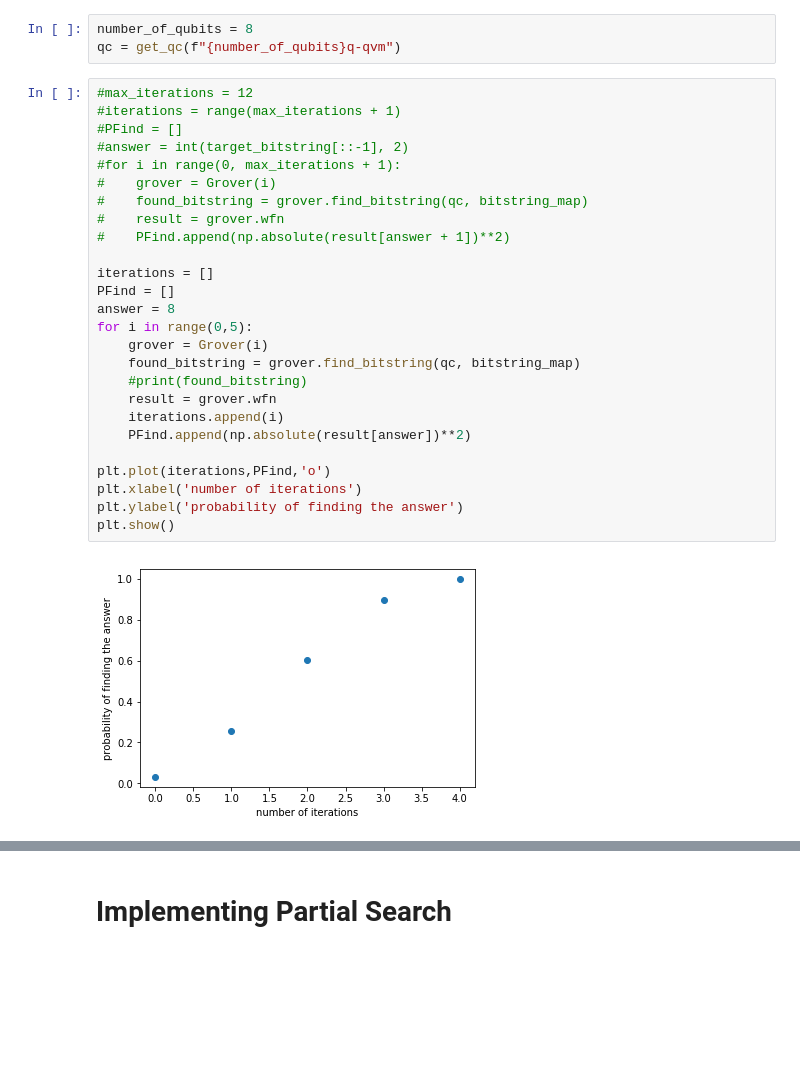
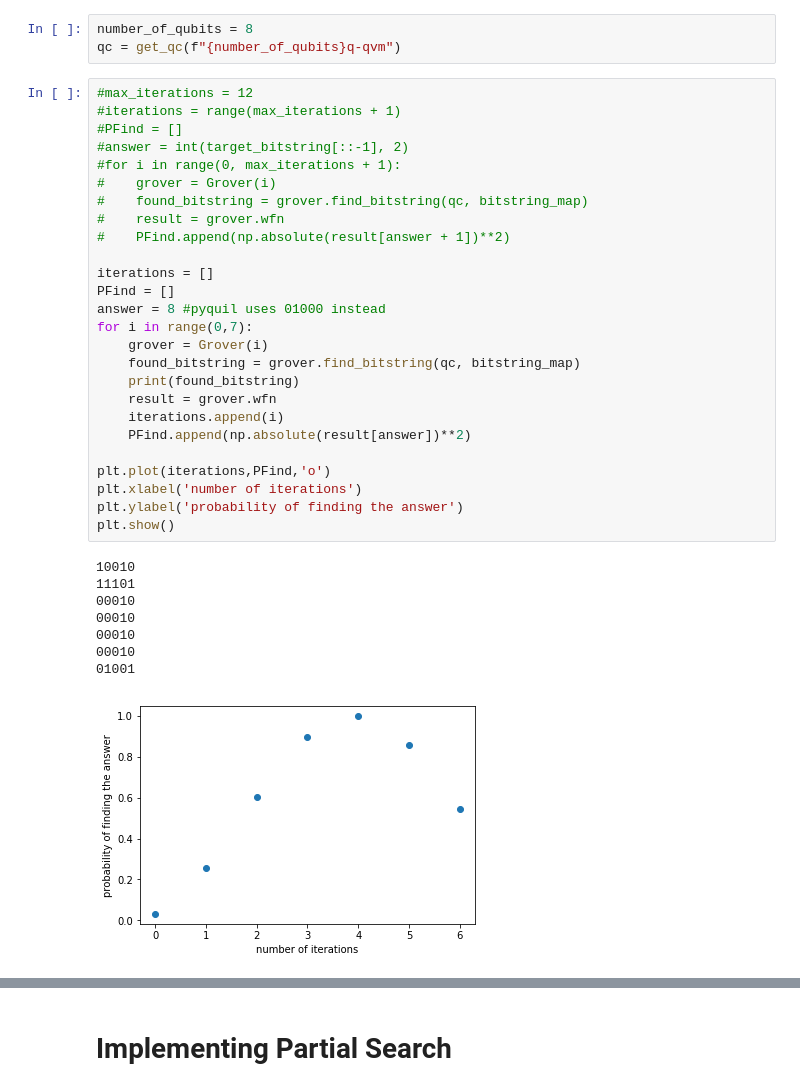
Before and after one commit to ashwinrastogi1/Grover-s-Algorithm, a Jupyter notebook: GroverSandbox.ipynb, the cells around one changed output, grey strips where cells are left out. Cells and saved outputs as stored; diff of their text form; blank space fills up the shorter version.

```diff
--- a/GroverSandbox.ipynb
+++ b/GroverSandbox.ipynb
@@ -259,31 +259,38 @@ qc = get_qc(f"{number_of_qubits}q-qvm")
 # %%
 #max_iterations = 12
 #iterations = range(max_iterations + 1)
 #PFind = []
 #answer = int(target_bitstring[::-1], 2)
 #for i in range(0, max_iterations + 1):
 #    grover = Grover(i)
 #    found_bitstring = grover.find_bitstring(qc, bitstring_map)
 #    result = grover.wfn
 #    PFind.append(np.absolute(result[answer + 1])**2)
 
 iterations = []
 PFind = []
-answer = 8
-for i in range(0,5):
+answer = 8 #pyquil uses 01000 instead
+for i in range(0,7):
     grover = Grover(i)
     found_bitstring = grover.find_bitstring(qc, bitstring_map)
-    #print(found_bitstring)
+    print(found_bitstring)
     result = grover.wfn
     iterations.append(i)
     PFind.append(np.absolute(result[answer])**2)
 
 plt.plot(iterations,PFind,'o')
 plt.xlabel('number of iterations')
 plt.ylabel('probability of finding the answer')
 plt.show()
 # %% [output]
+10010
+11101
+00010
+00010
+00010
+00010
+01001
-[figure, old version]
+[figure, new version]
 # %%
 plt.plot(iterations, PFind)
 plt.xlabel('Iterations')
```
Also changed, not shown: parts of 4 cells of this notebook.
